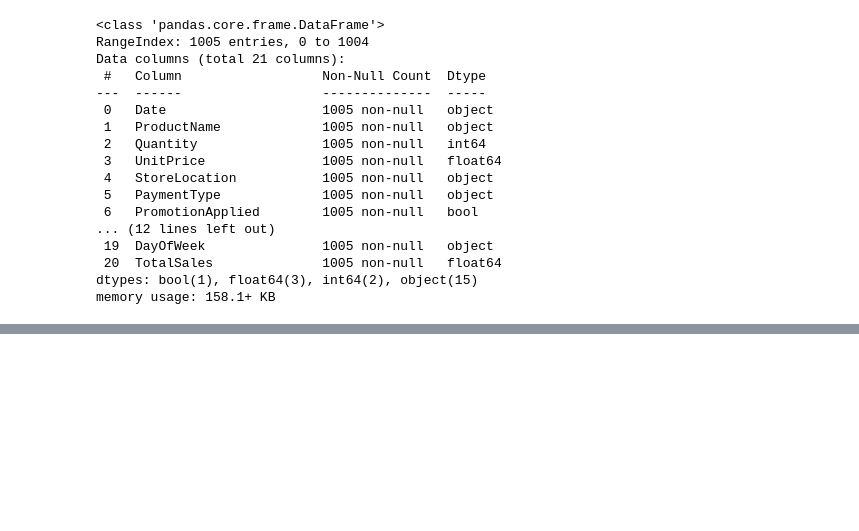
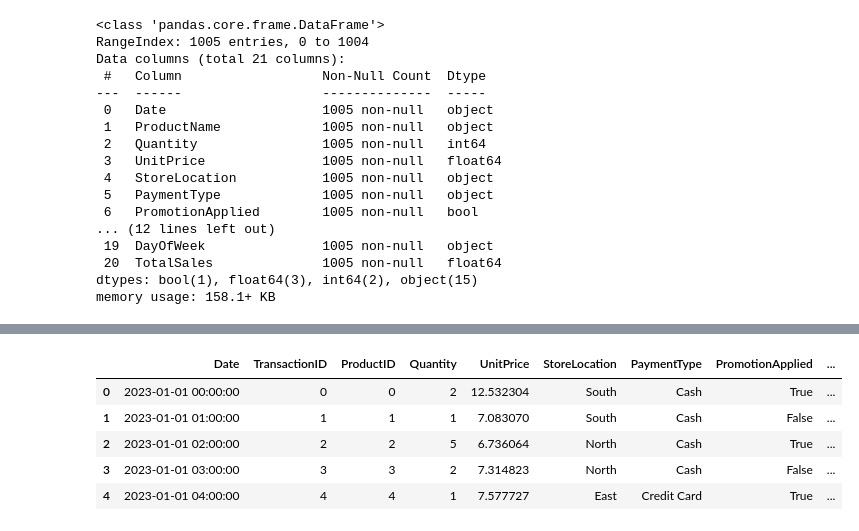
Before and after one commit to AlanemeT/Zipco_foods_etl_using_airflow_for_ochestration, a Jupyter notebook: etl_pipeline.ipynb, the cells around one changed output, grey strips where cells are left out. Saved outputs shown, nothing was run; the diff lists cells and outputs as text; code cells hidden in the pictures; blank space fills up the shorter version.

```diff
--- a/etl_pipeline.ipynb
+++ b/etl_pipeline.ipynb
@@ -68,0 +156,6 @@ memory usage: 158.1+ KB
+# %%
+# Data Transformation
+# Create the product table
+product = data[['ProductName']].drop_duplicates().reset_index(drop=True)
+product.index.name = 'ProductID'
+product = product.reset_index()
@@ -68,0 +175,5 @@ memory usage: 158.1+ KB
+# %%
+# Create Customers Table
+customer = data[['CustomerName', 'CustomerAddress', 'Customer_PhoneNumber','CustomerEmail', 'CustomerFeedback']].drop_duplicates().reset_index(drop=True)
+customer.index.name = 'CustomerID'
+customer = customer.reset_index()
@@ -68,0 +189,5 @@ memory usage: 158.1+ KB
+# %%
+# Create Staff table
+staff = data[['Staff_Name', 'Staff_Email', 'StaffPerformanceRating']].drop_duplicates().reset_index(drop=True)
+staff.index.name = 'StaffID'
+staff = staff.reset_index()
@@ -68,0 +203,21 @@ memory usage: 158.1+ KB
+# %%
+# Create transaction table
+transaction = data.merge(product, on=['ProductName'], how='left') \
+                  .merge(customer, on=['CustomerName', 'CustomerAddress', 'Customer_PhoneNumber','CustomerEmail', \
+                     'CustomerFeedback'], how='left') \
+                  .merge(staff, on=['Staff_Name', 'Staff_Email', 'StaffPerformanceRating'], how='left')
+
+transaction.index.name = 'TransactionID'
+transaction = transaction.reset_index() \
+                         [['Date', 'TransactionID', 'ProductID', 'Quantity', 'UnitPrice', 'StoreLocation','PaymentType', \
+                            'PromotionApplied', 'Weather', 'Temperature', 'DeliveryTime_min','OrderType', 'CustomerID', \
+                                 'StaffID', 'DayOfWeek','TotalSales']]
+# %%
+transaction.head()
+# %% [output]
+|  | Date | TransactionID | ProductID | Quantity | UnitPrice | StoreLocation | PaymentType | PromotionApplied | ... |
+| 0 | 2023-01-01 00:00:00 | 0 | 0 | 2 | 12.532304 | South | Cash | True | ... |
+| 1 | 2023-01-01 01:00:00 | 1 | 1 | 1 | 7.083070 | South | Cash | False | ... |
+| 2 | 2023-01-01 02:00:00 | 2 | 2 | 5 | 6.736064 | North | Cash | True | ... |
+| 3 | 2023-01-01 03:00:00 | 3 | 3 | 2 | 7.314823 | North | Cash | False | ... |
+| 4 | 2023-01-01 04:00:00 | 4 | 4 | 1 | 7.577727 | East | Credit Card | True | ... |
```
Also changed, not shown: parts of 12 cells of this notebook, 6 other files.
